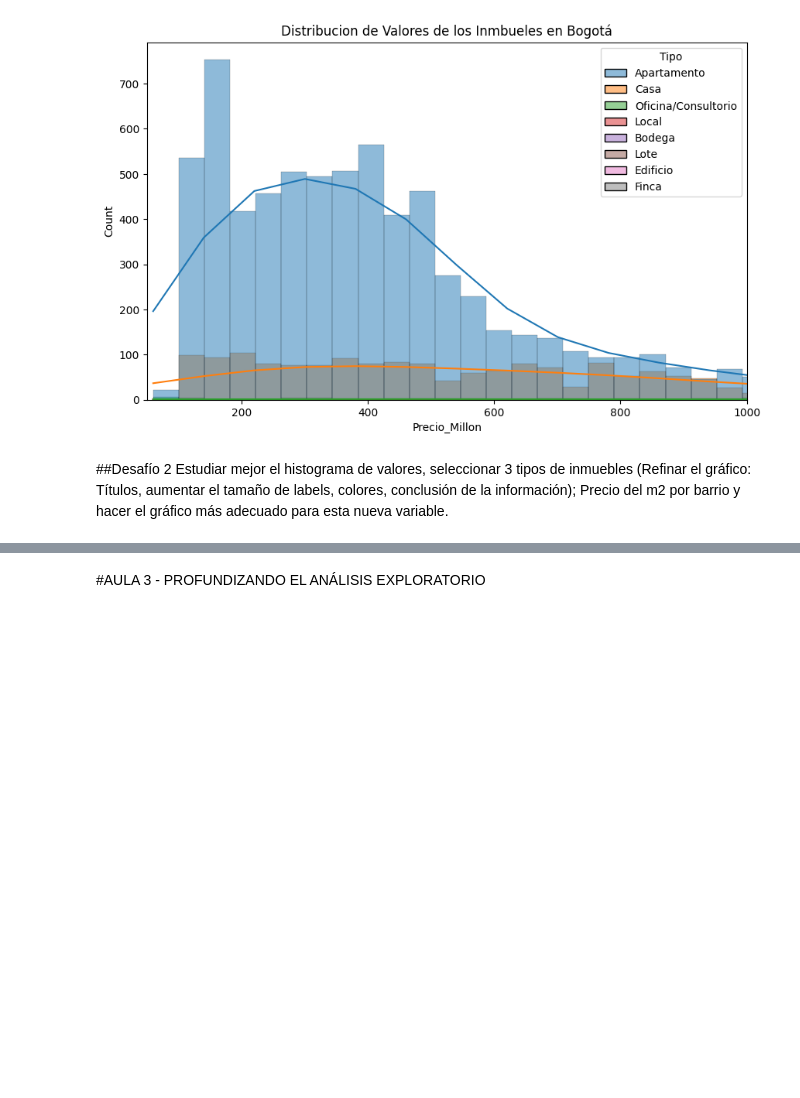
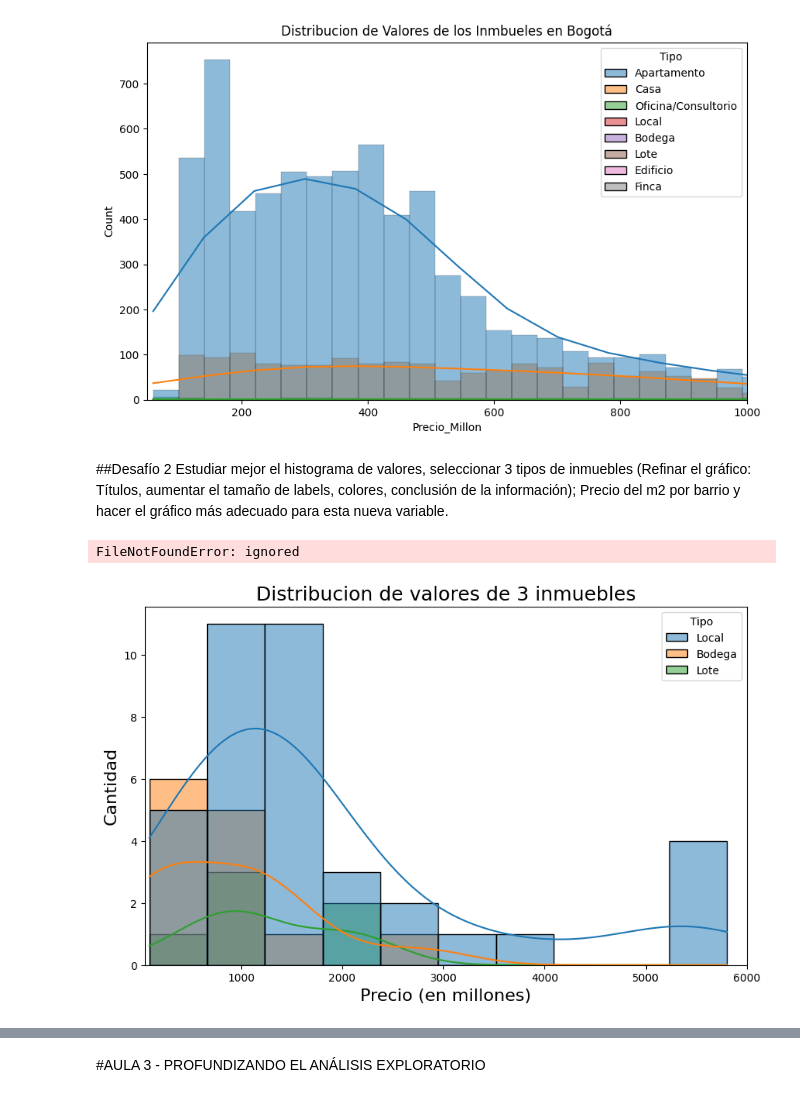
Before and after one commit to Silvi17/Inmersion-Datos, a Jupyter notebook: INMERSION_DATOS.ipynb, the cells around one changed output, grey strips where cells are left out. Cells and saved outputs as stored; diff of their text form; code cells hidden in the pictures; blank space fills up the shorter version.

```diff
--- a/INMERSION_DATOS.ipynb
+++ b/INMERSION_DATOS.ipynb
@@ -454,3 +563,22 @@ FileNotFoundError: ignored
 ##Desafío 2
 Estudiar mejor el histograma de valores, seleccionar 3 tipos de inmuebles (Refinar el gráfico: Títulos, aumentar el tamaño de labels, colores, conclusión de la información);
 Precio del m2 por barrio y hacer el gráfico más adecuado para esta nueva variable.
+# %%
+plt.figure(figsize=(10,6))
+
+
+tipos_seleccionados = ['Local', 'Bodega', 'Lote']
+inmuebles_seleccionados = inmuebles[inmuebles['Tipo'].isin(tipos_seleccionados)]
+
+grafica = sns.histplot(data=inmuebles_seleccionados, x='Precio_Millon', kde=True, hue='Tipo')
+grafica.set_title('Distribucion de valores de 3 inmuebles', fontsize=18)
+grafica.set_xlabel('Precio (en millones)', fontsize=16)
+grafica.set_ylabel('Cantidad', fontsize=16)
+
+plt.xlim((50,6000))
+
+plt.savefig('/content/drive/MyDrive/inmersion data science/valor_3_inmuebles.png',format='png')
+plt.show()
+# %% [output]
+FileNotFoundError: ignored
+[figure, added]
```
Also changed, not shown: parts of 82 cells of this notebook.
